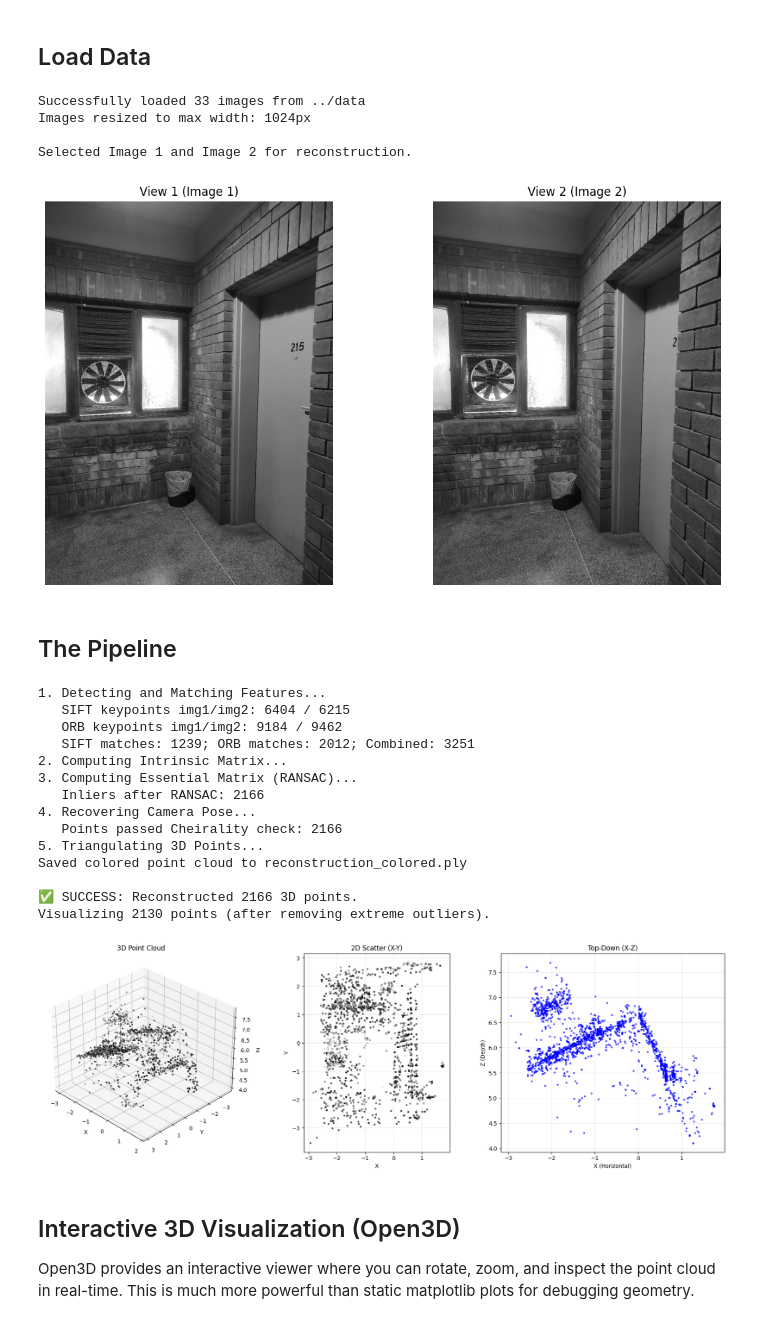
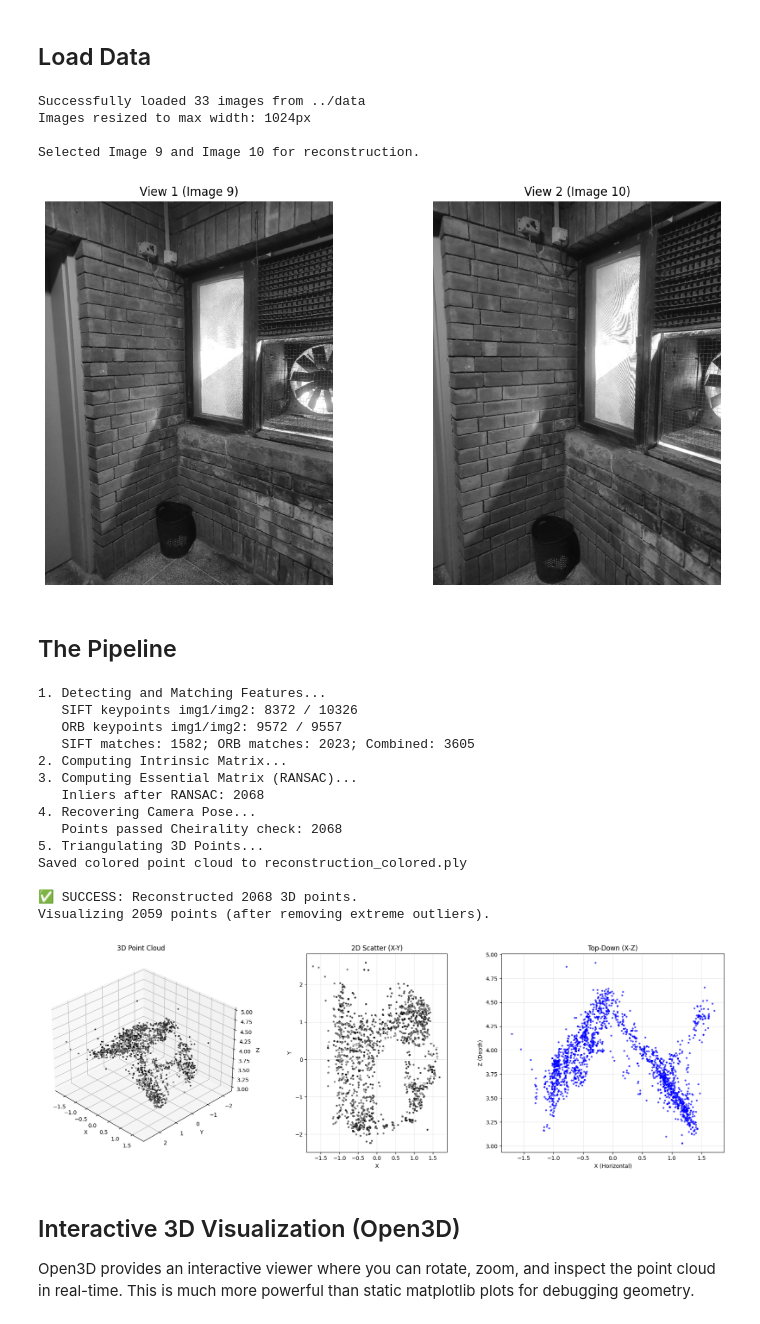
Before and after one commit to muneeb0346/3D-Scene-Reconstruction-and-Virtual-Tour, a Jupyter notebook: notebooks/week2.ipynb, the cells around one changed output. Drawn from its saved outputs; the diff is of its cells as text; code cells hidden in the pictures.

```diff
--- a/notebooks/week2.ipynb
+++ b/notebooks/week2.ipynb
@@ -92,28 +92,28 @@ def visualize_results(points_3d, colors=None):
 # %%
 DATA_DIR = '../data'
 images = load_images_from_folder(DATA_DIR)
 
-IDX_1 = 1
-IDX_2 = 2
+IDX_1 = 9
+IDX_2 = 10
 
 if IDX_2 < len(images):
     img1 = images[IDX_1]
     img2 = images[IDX_2]
 
     print(f"\nSelected Image {IDX_1} and Image {IDX_2} for reconstruction.")
     plt.figure(figsize=(12, 6))
     plt.subplot(1, 2, 1); plt.imshow(img1, cmap='gray'); plt.title(f"View 1 (Image {IDX_1})"); plt.axis('off')
     plt.subplot(1, 2, 2); plt.imshow(img2, cmap='gray'); plt.title(f"View 2 (Image {IDX_2})"); plt.axis('off')
     plt.tight_layout()
     plt.show()
 else:
     print("Error: Image Index out of range.")
 # %% [output]
 Successfully loaded 33 images from ../data
 Images resized to max width: 1024px
 
-Selected Image 1 and Image 2 for reconstruction.
+Selected Image 9 and Image 10 for reconstruction.
-[figure, old version]
+[figure, new version]
 # %% [markdown]
 ## The Pipeline
 # %%
@@ -165,20 +165,20 @@ else:
             print("❌ ERROR: No points passed the Cheirality check.")
 # %% [output]
 1. Detecting and Matching Features...
-   SIFT keypoints img1/img2: 6404 / 6215
-   ORB keypoints img1/img2: 9184 / 9462
-   SIFT matches: 1239; ORB matches: 2012; Combined: 3251
+   SIFT keypoints img1/img2: 8372 / 10326
+   ORB keypoints img1/img2: 9572 / 9557
+   SIFT matches: 1582; ORB matches: 2023; Combined: 3605
 2. Computing Intrinsic Matrix...
 3. Computing Essential Matrix (RANSAC)...
-   Inliers after RANSAC: 2166
+   Inliers after RANSAC: 2068
 4. Recovering Camera Pose...
-   Points passed Cheirality check: 2166
+   Points passed Cheirality check: 2068
 5. Triangulating 3D Points...
 Saved colored point cloud to reconstruction_colored.ply
 
-✅ SUCCESS: Reconstructed 2166 3D points.
-Visualizing 2130 points (after removing extreme outliers).
+✅ SUCCESS: Reconstructed 2068 3D points.
+Visualizing 2059 points (after removing extreme outliers).
-[figure, old version]
+[figure, new version]
 # %% [markdown]
 ## Interactive 3D Visualization (Open3D)
 
```
Also changed, not shown: parts of 1 cell of this notebook, 9 other files.
